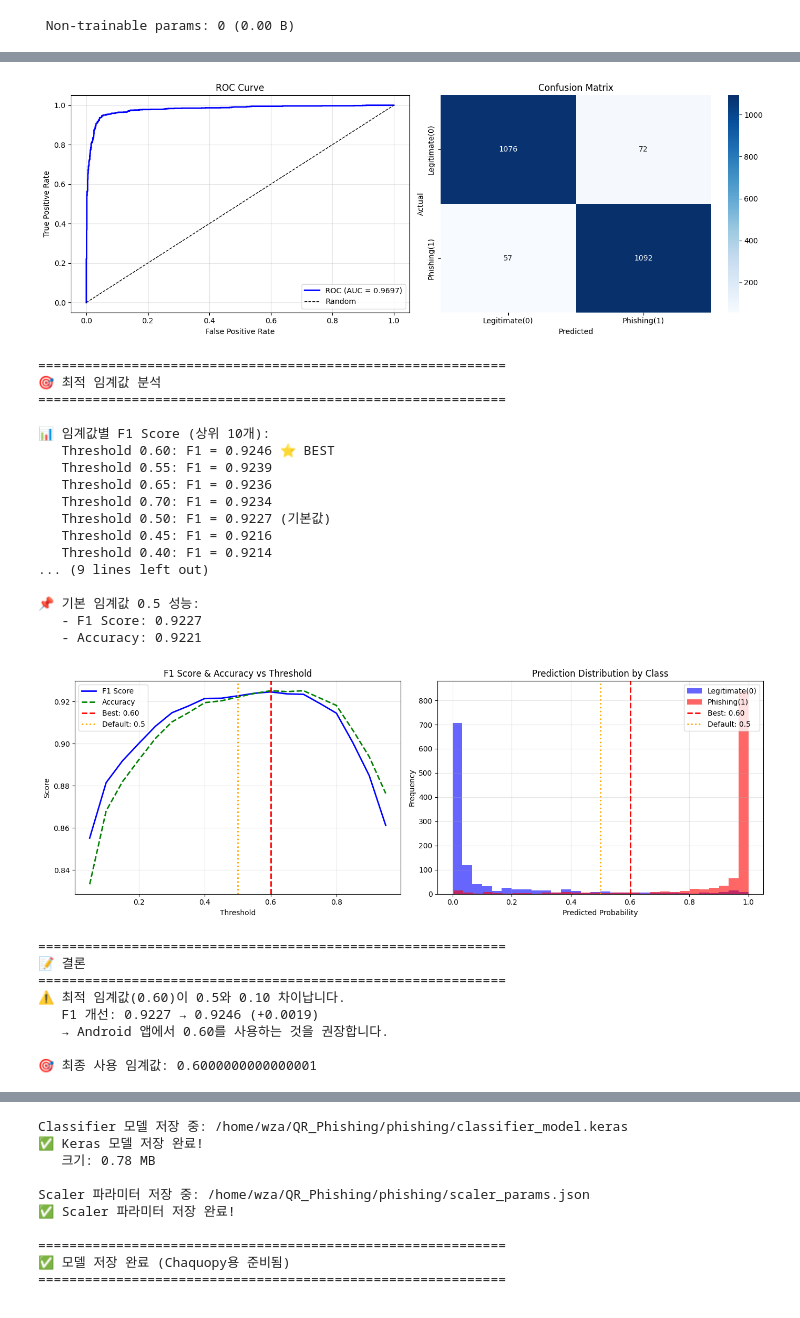
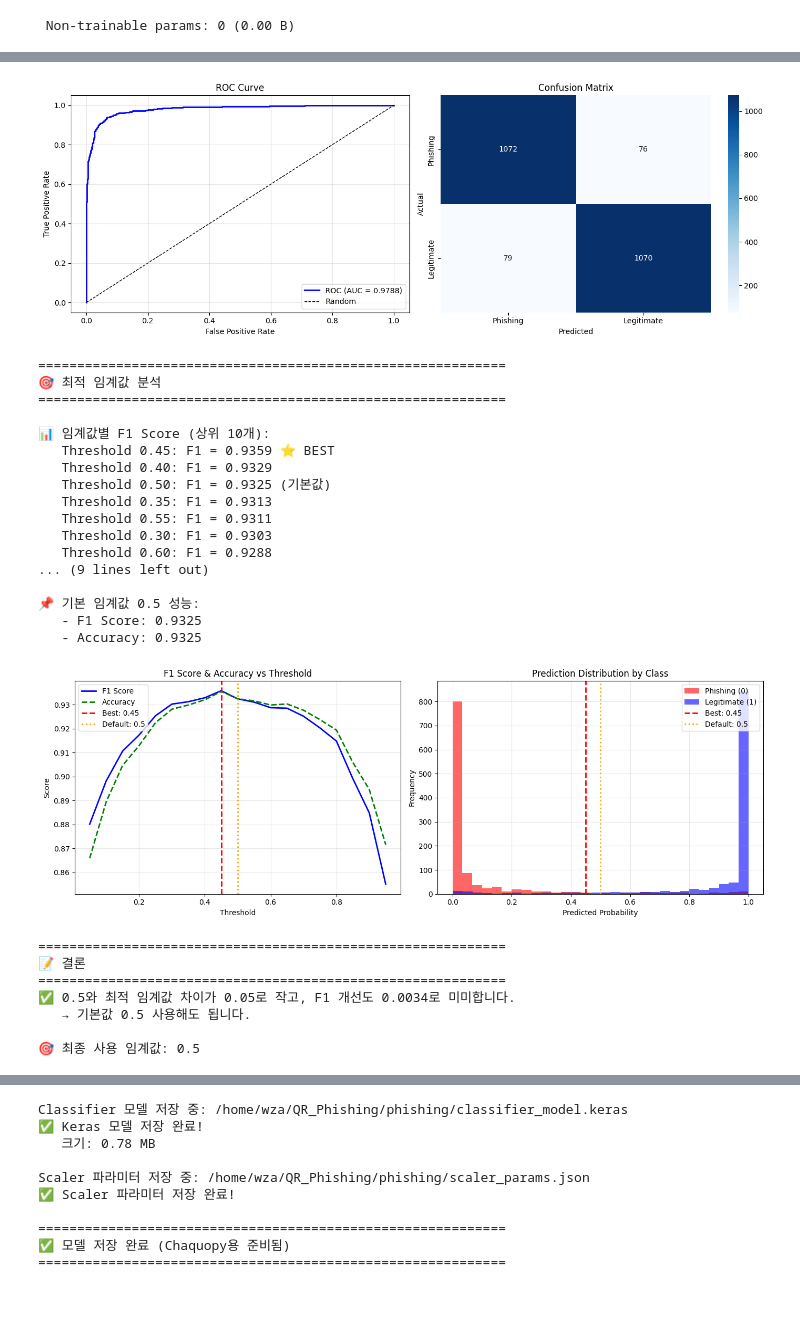
Before and after one commit to Seungminnni/QR_Phishing, a Jupyter notebook: phishing/embedding_model.ipynb, the cells around one changed output, grey strips where cells are left out. Saved outputs shown, nothing was run; the diff lists cells and outputs as text; code cells hidden in the pictures.

```diff
--- a/phishing/embedding_model.ipynb
+++ b/phishing/embedding_model.ipynb
@@ -103,7 +103,7 @@ TARGET_COL = "status"
 EMBEDDING_DIM = 32  # 임베딩 차원 (원래 설정으로 복원)
 BATCH_SIZE = 16  # 배치 크기 (원래 설정으로 복원)
 EPOCHS = 200  # 에폭 (원래 설정으로 복원)
-LEARNING_RATE = 0.0005  # 로스 폭발 방지: 0.001 → 0.0001
+LEARNING_RATE = 0.0001  # 로스 폭발 방지: 0.001 → 0.0001
 RANDOM_SEED = 42
 
 # 시드 설정
@@ -326,18 +323,14 @@ Train 피처 평균: 0.2332, 표준편차: 1.0991
    RobustScaler: 31개 피처 (이상치에 강함)
    원본 그대로: 40개 피처 (정규화 없음)
 # %%
-# ===== 5) 분류 모델 구축 (Binary Classification) =====
-# ⭐ 모델 구조: 입력 → Feature Extraction(Encoder) → Classification Head → Sigmoid 출력
-# - Encoder: 71 → 32 차원 (특성 압축)
-# - Classification Head: 32 → 16 → 1 (분류)
-# - 활성화: ReLU (hidden layers), Sigmoid (output = P(Phishing))
-# - 정규화: L2만 적용 (TFLite 호환성 위해 BatchNorm, Dropout 제거)
-# ✅ 입력 전처리: RobustScaler 31개 피처 + 원본 40개 피처
+# ===== 5) 분류 모델 구축 (TFLite 친화적: 정규화 레이어 없음) =====
+# ✅ Dense + ReLU + L2 regularization만 사용
+# ✅ 입력은 RobustScaler만 적용 (40개 피처는 원본 그대로)
 keras.backend.clear_session()
 gc.collect()
 
 input_dim = X_train_scaled.shape[1]
-L2_REG = 0.0005  # 로스 폭발 방지: 0.001 → 0.0001
+L2_REG = 0.0001  # 로스 폭발 방지: 0.001 → 0.0001
 
 encoder_input = keras.Input(shape=(input_dim,), name='encoder_input')
 
@@ -442,14 +435,14 @@ Model: "encoder"
 callbacks = [
     keras.callbacks.EarlyStopping(
         monitor='val_loss',
-        patience=50,
+        patience=30,
         restore_best_weights=True,
         verbose=1
     ),
     keras.callbacks.ReduceLROnPlateau(
         monitor='val_loss',
         factor=0.5,
-        patience=20,
+        patience=7,
         min_lr=1e-6,
         verbose=1
     )
@@ -643,10 +624,9 @@ axes[0].grid(True, alpha=0.3)
 
 # Confusion Matrix
 cm = confusion_matrix(y_test, pred_test_binary)
-# ⭐ 라벨 매칭: 행(실제)과 열(예측) 모두 [정상(0), 피싱(1)] 순서
 sns.heatmap(cm, annot=True, fmt='d', cmap='Blues', ax=axes[1],
-            xticklabels=['Legitimate(0)', 'Phishing(1)'],
-            yticklabels=['Legitimate(0)', 'Phishing(1)'])
+            xticklabels=['Phishing', 'Legitimate'],
+            yticklabels=['Phishing', 'Legitimate'])
 axes[1].set_xlabel('Predicted')
 axes[1].set_ylabel('Actual')
 axes[1].set_title('Confusion Matrix')
@@ -654,7 +634,7 @@ axes[1].set_title('Confusion Matrix')
 plt.tight_layout()
 plt.show()
 # %% [output]
-[figure, old version]
+[figure, new version]
 # %%
 # ===== 10-1) 최적 임계값 분석 =====
 from sklearn.metrics import precision_recall_curve, f1_score
@@ -725,8 +705,8 @@ axes[0].legend()
 axes[0].grid(True, alpha=0.3)
 
 # 예측 확률 분포 (클래스별) + 임계값 표시
-axes[1].hist(pred_test_proba[y_test==0], bins=30, alpha=0.6, label='Legitimate(0)', color='blue')
-axes[1].hist(pred_test_proba[y_test==1], bins=30, alpha=0.6, label='Phishing(1)', color='red')
+axes[1].hist(pred_test_proba[y_test==0], bins=30, alpha=0.6, label='Phishing (0)', color='red')
+axes[1].hist(pred_test_proba[y_test==1], bins=30, alpha=0.6, label='Legitimate (1)', color='blue')
 axes[1].axvline(x=best_threshold, color='red', linestyle='--', linewidth=2, label=f'Best: {best_threshold:.2f}')
 axes[1].axvline(x=0.5, color='orange', linestyle=':', linewidth=2, label='Default: 0.5')
 axes[1].set_xlabel('Predicted Probability')
@@ -738,51 +718,50 @@ axes[1].grid(True, alpha=0.3)
 plt.tight_layout()
 plt.show()
 
 # 결론
 diff = abs(best_threshold - 0.5)
 f1_improvement = best_f1 - default_f1
 
 print(f"\n" + "="*60)
 print("📝 결론")
 print("="*60)
 if diff < 0.1 and f1_improvement < 0.01:
     print(f"✅ 0.5와 최적 임계값 차이가 {diff:.2f}로 작고, F1 개선도 {f1_improvement:.4f}로 미미합니다.")
     print(f"   → 기본값 0.5 사용해도 됩니다.")
     FINAL_THRESHOLD = 0.5
 else:
     print(f"⚠️ 최적 임계값({best_threshold:.2f})이 0.5와 {diff:.2f} 차이납니다.")
     print(f"   F1 개선: {default_f1:.4f} → {best_f1:.4f} (+{f1_improvement:.4f})")
     print(f"   → Android 앱에서 {best_threshold:.2f}를 사용하는 것을 권장합니다.")
     FINAL_THRESHOLD = best_threshold
 
 print(f"\n🎯 최종 사용 임계값: {FINAL_THRESHOLD}")
 # %% [output]
 ============================================================
 🎯 최적 임계값 분석
 ============================================================
 
 📊 임계값별 F1 Score (상위 10개):
-   Threshold 0.60: F1 = 0.9246 ⭐ BEST
-   Threshold 0.55: F1 = 0.9239
-   Threshold 0.65: F1 = 0.9236
-   Threshold 0.70: F1 = 0.9234
-   Threshold 0.50: F1 = 0.9227 (기본값)
-   Threshold 0.45: F1 = 0.9216
-   Threshold 0.40: F1 = 0.9214
+   Threshold 0.45: F1 = 0.9359 ⭐ BEST
+   Threshold 0.40: F1 = 0.9329
+   Threshold 0.50: F1 = 0.9325 (기본값)
+   Threshold 0.35: F1 = 0.9313
+   Threshold 0.55: F1 = 0.9311
+   Threshold 0.30: F1 = 0.9303
+   Threshold 0.60: F1 = 0.9288
 ... (9 lines left out)
 
 📌 기본 임계값 0.5 성능:
-   - F1 Score: 0.9227
-   - Accuracy: 0.9221
+   - F1 Score: 0.9325
+   - Accuracy: 0.9325
-[figure, old version]
+[figure, new version]
 ============================================================
 📝 결론
 ============================================================
-⚠️ 최적 임계값(0.60)이 0.5와 0.10 차이납니다.
-   F1 개선: 0.9227 → 0.9246 (+0.0019)
-   → Android 앱에서 0.60를 사용하는 것을 권장합니다.
+✅ 0.5와 최적 임계값 차이가 0.05로 작고, F1 개선도 0.0034로 미미합니다.
+   → 기본값 0.5 사용해도 됩니다.
 
-🎯 최종 사용 임계값: 0.6000000000000001
+🎯 최종 사용 임계값: 0.5
 # %%
 # ===== 11) 예측 확률 분포 시각화 =====
 fig, axes = plt.subplots(1, 2, figsize=(14, 5))
```
Also changed, not shown: parts of 8 cells of this notebook.
